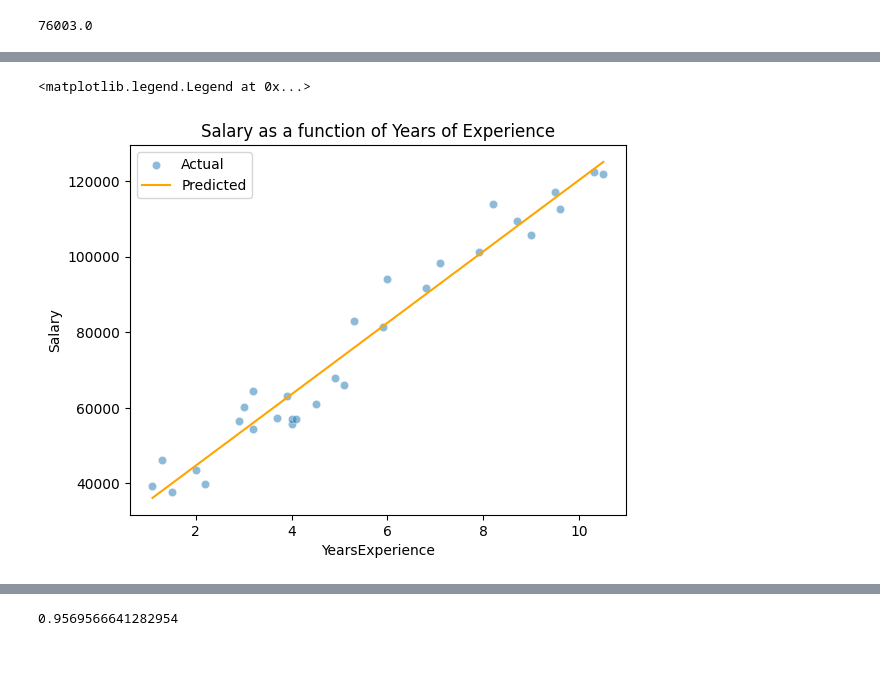
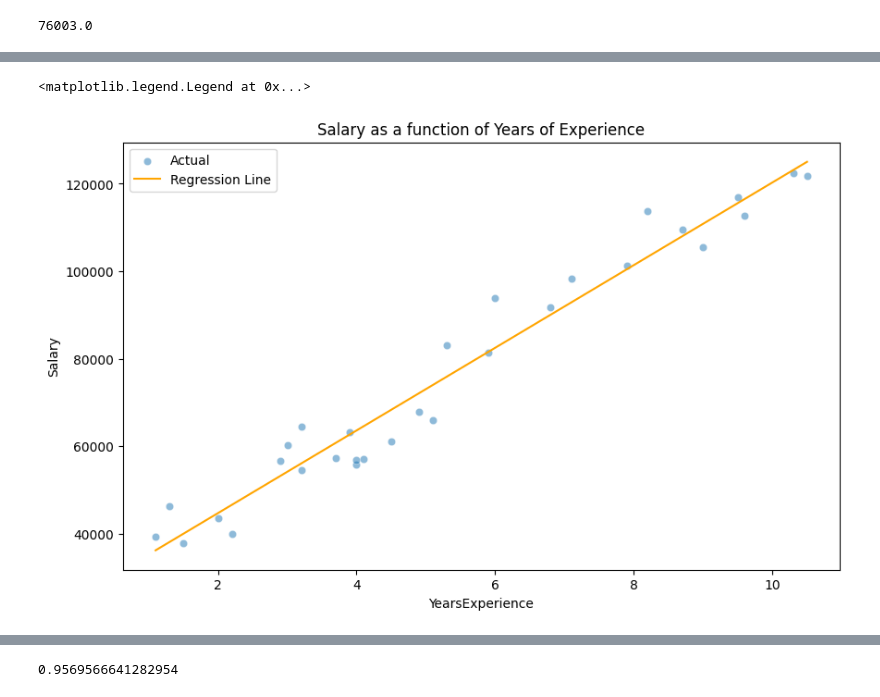
Before and after one commit to kuuntakiintee/Linear_Regression, a Jupyter notebook: linear_regression.ipynb, the cells around one changed output, grey strips where cells are left out. Cells and saved outputs as stored; diff of their text form; code cells hidden in the pictures; blank space fills up the shorter version.

```diff
--- a/linear_regression.ipynb
+++ b/linear_regression.ipynb
@@ -116,9 +118,10 @@ Name: YearsExperience, dtype: float64
 # %%
+plt.figure(figsize=(10, 6))
 ax = sns.scatterplot(data=df, x=x, y=y, alpha=0.5)
 ax.set_title('Salary as a function of Years of Experience')
 
 sns.lineplot(x=x, y=Y, color="orange")
-plt.gca().legend(('Actual','Predicted'))
+plt.gca().legend(('Actual','Regression Line'))
 # %% [output]
 <matplotlib.legend.Legend at 0x...>
-[figure, old version]
+[figure, new version]
```
Also changed, not shown: parts of 11 cells of this notebook.
